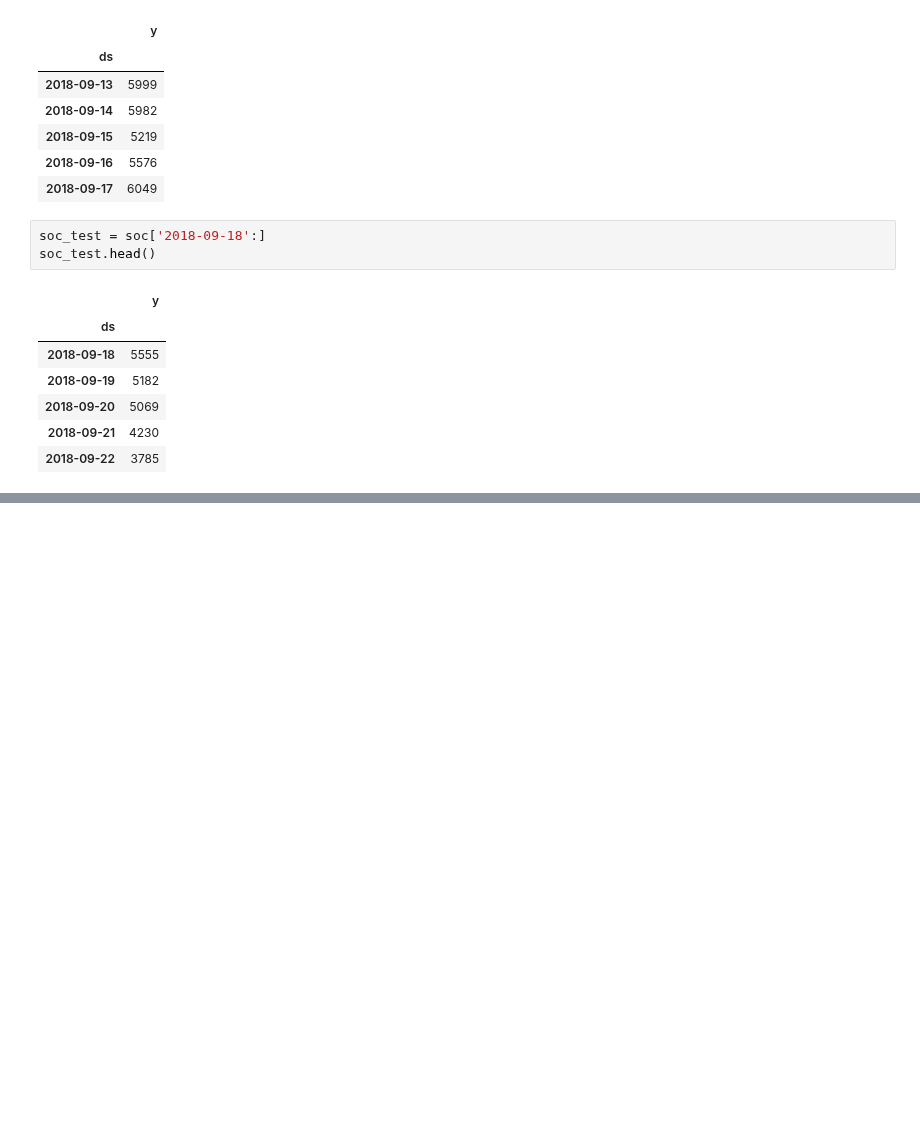
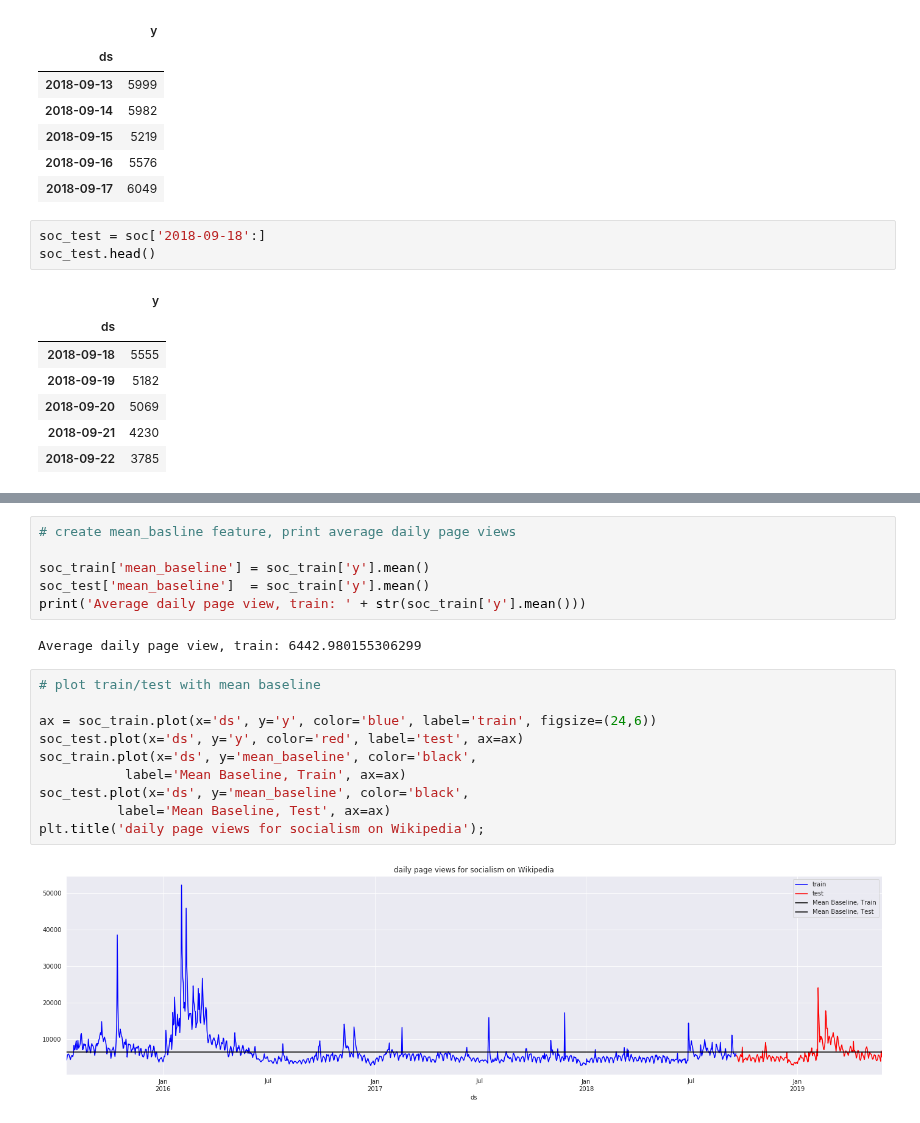
Before and after one commit to bloominstituteoftechnology/DS-Unit-2-Regression-1, a Jupyter notebook: Stephen_Sinclair_evaluating_forecasts.ipynb, the cells around one changed output, grey strips where cells are left out. Drawn from its saved outputs; the diff is of its cells as text; blank space fills up the shorter version.

```diff
--- a/Stephen_Sinclair_evaluating_forecasts.ipynb
+++ b/Stephen_Sinclair_evaluating_forecasts.ipynb
@@ -43,0 +78,20 @@ soc_test.plot(x='ds', y='y', color='red', ax=ax)
+# %%
+# create mean_basline feature, print average daily page views
+
+soc_train['mean_baseline'] = soc_train['y'].mean()
+soc_test['mean_baseline']  = soc_train['y'].mean()
+print('Average daily page view, train: ' + str(soc_train['y'].mean()))
+# %% [output]
+Average daily page view, train: 6442.980155306299
+# %%
+# plot train/test with mean baseline
+
+ax = soc_train.plot(x='ds', y='y', color='blue', label='train', figsize=(24,6))
+soc_test.plot(x='ds', y='y', color='red', label='test', ax=ax)
+soc_train.plot(x='ds', y='mean_baseline', color='black',
+           label='Mean Baseline, Train', ax=ax)
+soc_test.plot(x='ds', y='mean_baseline', color='black',
+          label='Mean Baseline, Test', ax=ax)
+plt.title('daily page views for socialism on Wikipedia');
+# %% [output]
+[figure, added]
```
Also changed, not shown: parts of 33 cells of this notebook.
